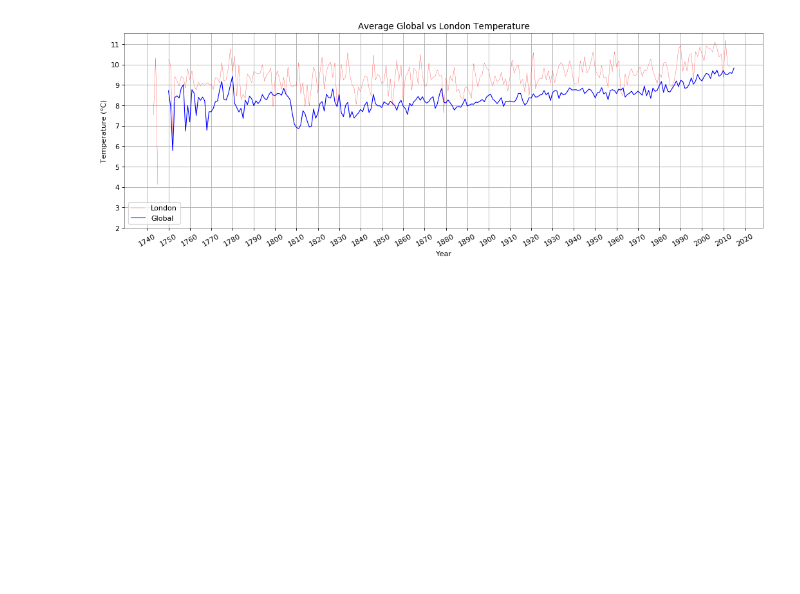
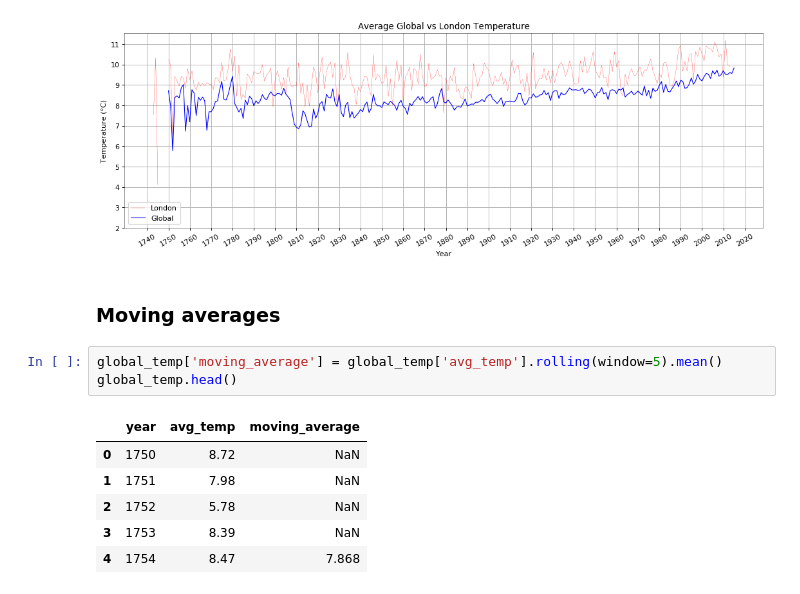
Before and after one commit to salcekosma/DAND, a Jupyter notebook: Explore Weather Trends/Project 1 - Exploring Weather Trends.ipynb, the cells around one changed output. Saved outputs shown, nothing was run; the diff lists cells and outputs as text; blank space fills up the shorter version.

```diff
--- a/Explore Weather Trends/Project 1 - Exploring Weather Trends.ipynb
+++ b/Explore Weather Trends/Project 1 - Exploring Weather Trends.ipynb
@@ -108,3 +108,15 @@ plt.gca().spines["left"].set_alpha(0.5)
 plt.show()
 # %% [output]
 [figure]
+# %% [markdown]
+### Moving averages
+# %%
+global_temp['moving_average'] = global_temp['avg_temp'].rolling(window=5).mean()
+global_temp.head()
+# %% [output]
+|  | year | avg_temp | moving_average |
+| 0 | 1750 | 8.72 | NaN |
+| 1 | 1751 | 7.98 | NaN |
+| 2 | 1752 | 5.78 | NaN |
+| 3 | 1753 | 8.39 | NaN |
+| 4 | 1754 | 8.47 | 7.868 |
```
Also changed, not shown: parts of 2 cells of this notebook.
